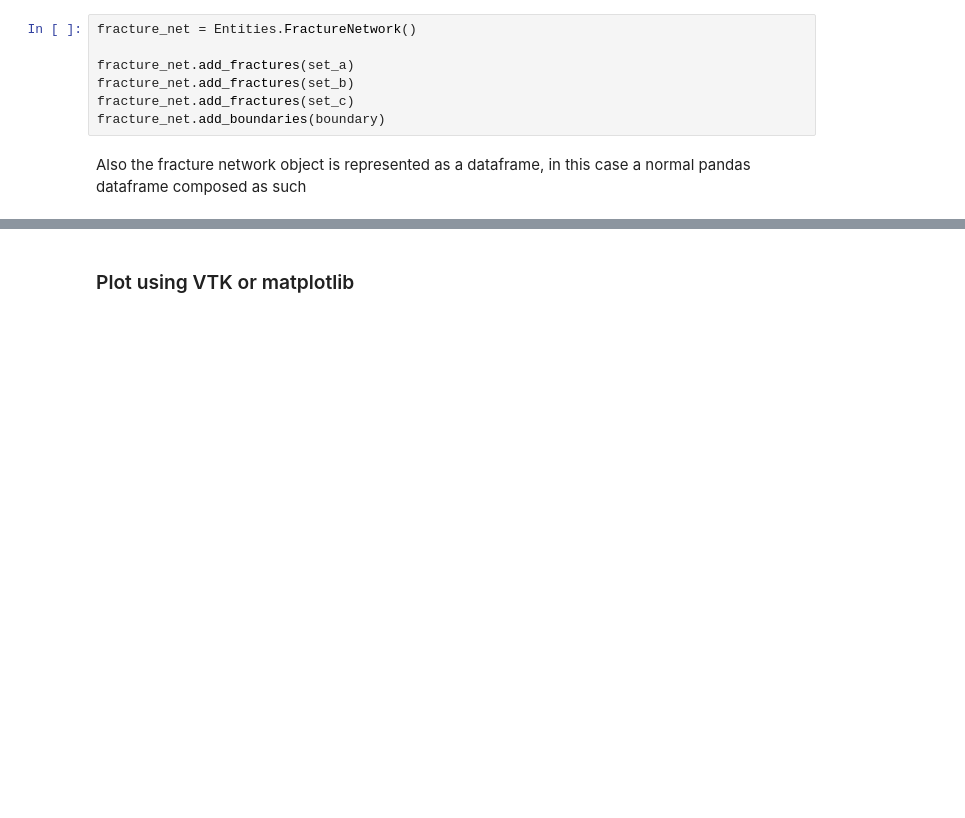
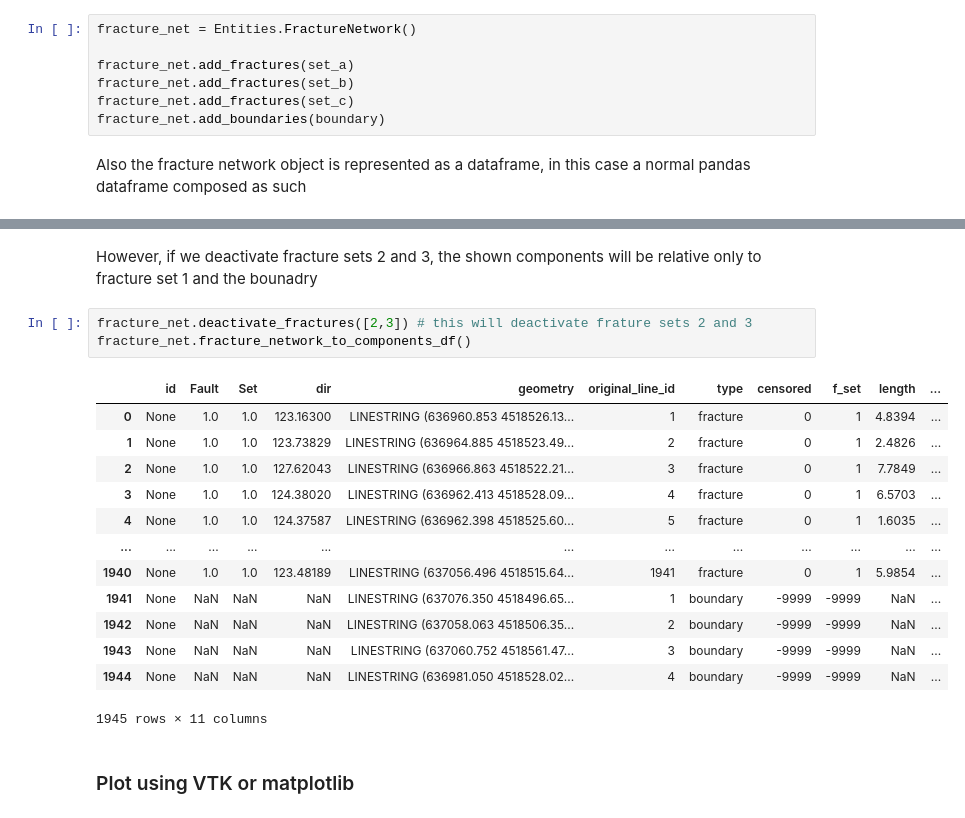
Before and after one commit to gecos-lab/FracAbility, a Jupyter notebook: docs/Tutorials/notebooks/1. Import and plot.ipynb, the cells around one changed output, grey strips where cells are left out. Saved outputs shown, nothing was run; the diff lists cells and outputs as text; blank space fills up the shorter version.

```diff
--- a/docs/Tutorials/notebooks/1. Import and plot.ipynb
+++ b/docs/Tutorials/notebooks/1. Import and plot.ipynb
@@ -63,3 +119,22 @@ fracture_net.entity_df
+# %% [markdown]
+However, if we deactivate fracture sets 2 and 3, the shown components will be relative only to fracture set 1 and the bounadry
+# %%
+fracture_net.deactivate_fractures([2,3]) # this will deactivate frature sets 2 and 3
+fracture_net.fracture_network_to_components_df()
+# %% [output]
+|  | id | Fault | Set | dir | geometry | original_line_id | type | censored | f_set | length | ... |
+| 0 | None | 1.0 | 1.0 | 123.16300 | LINESTRING (636960.853 4518526.13... | 1 | fracture | 0 | 1 | 4.8394 | ... |
+| 1 | None | 1.0 | 1.0 | 123.73829 | LINESTRING (636964.885 4518523.49... | 2 | fracture | 0 | 1 | 2.4826 | ... |
+| 2 | None | 1.0 | 1.0 | 127.62043 | LINESTRING (636966.863 4518522.21... | 3 | fracture | 0 | 1 | 7.7849 | ... |
+| 3 | None | 1.0 | 1.0 | 124.38020 | LINESTRING (636962.413 4518528.09... | 4 | fracture | 0 | 1 | 6.5703 | ... |
+| 4 | None | 1.0 | 1.0 | 124.37587 | LINESTRING (636962.398 4518525.60... | 5 | fracture | 0 | 1 | 1.6035 | ... |
+| ... | ... | ... | ... | ... | ... | ... | ... | ... | ... | ... | ... |
+| 1940 | None | 1.0 | 1.0 | 123.48189 | LINESTRING (637056.496 4518515.64... | 1941 | fracture | 0 | 1 | 5.9854 | ... |
+| 1941 | None | NaN | NaN | NaN | LINESTRING (637076.350 4518496.65... | 1 | boundary | -9999 | -9999 | NaN | ... |
+| 1942 | None | NaN | NaN | NaN | LINESTRING (637058.063 4518506.35... | 2 | boundary | -9999 | -9999 | NaN | ... |
+| 1943 | None | NaN | NaN | NaN | LINESTRING (637060.752 4518561.47... | 3 | boundary | -9999 | -9999 | NaN | ... |
+| 1944 | None | NaN | NaN | NaN | LINESTRING (636981.050 4518528.02... | 4 | boundary | -9999 | -9999 | NaN | ... |
+1945 rows × 11 columns
 # %% [markdown]
 ### Plot using VTK or matplotlib
 # %% [markdown]
```
Also changed, not shown: parts of 13 cells of this notebook, 13 other files.
